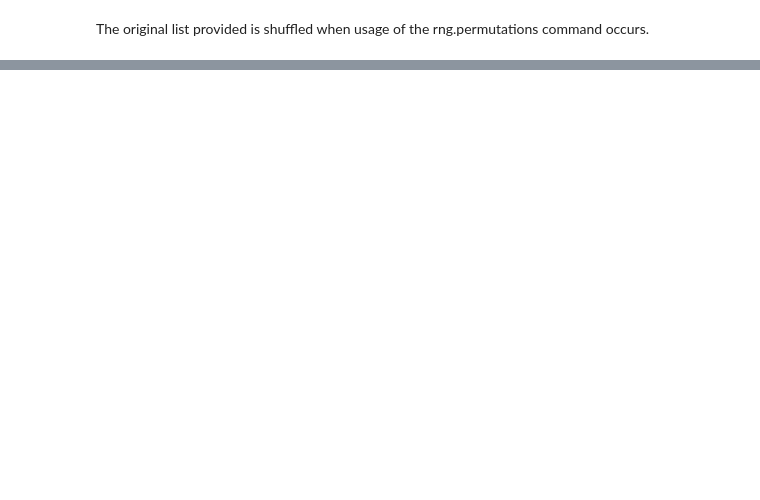
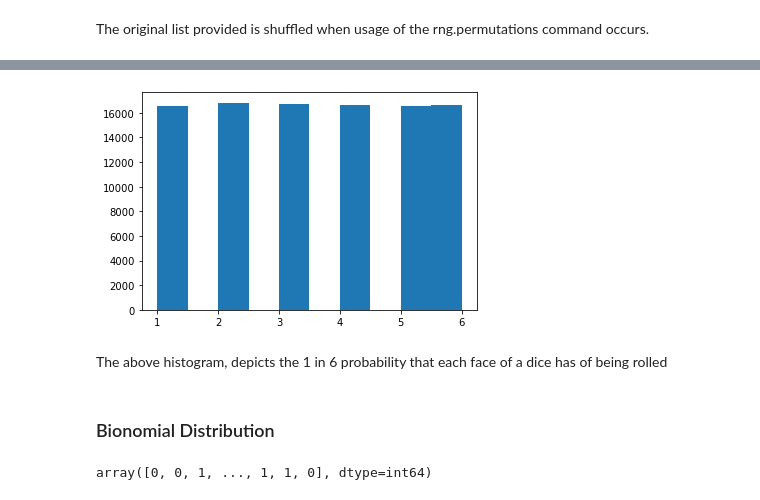
Before and after one commit to Lennyc123/PDA-assignment2020, a Jupyter notebook: Programming for Data Analysis Assignment 2020 Leonard Curtin.ipynb, the cells around one changed output, grey strips where cells are left out. Drawn from its saved outputs; the diff is of its cells as text; code cells hidden in the pictures; blank space fills up the shorter version.

```diff
--- a/Programming for Data Analysis Assignment 2020 Leonard Curtin.ipynb
+++ b/Programming for Data Analysis Assignment 2020 Leonard Curtin.ipynb
@@ -147,0 +250,17 @@ NameError: name 'np' is not defined
+# %%
+import matplotlib.pyplot as plt
+plt.hist(diceroll)
+plt.show()
+# %% [output]
+[figure, added]
+# %% [markdown]
+The above histogram, depicts the 1 in 6 probability that each face of a dice has of being rolled
+# %% [markdown]
+### Bionomial Distribution
+# %%
+rng = np.random.default_rng()
+n, p = 1, .5  # number of trials, probability of each trial
+coinflip = rng.binomial(n, p, 10000)
+coinflip
+# %% [output]
+array([0, 0, 1, ..., 1, 1, 0], dtype=int64)
```
Also changed, not shown: parts of 75 cells of this notebook, 1 other file.
